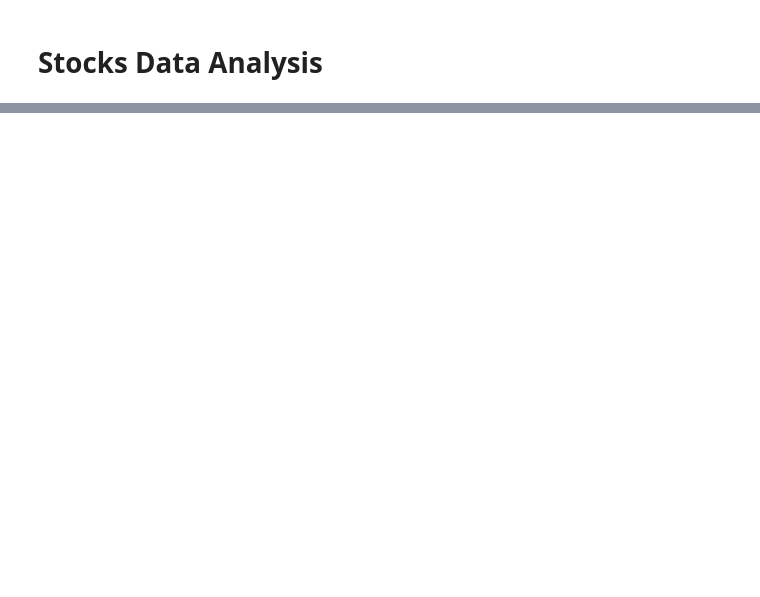
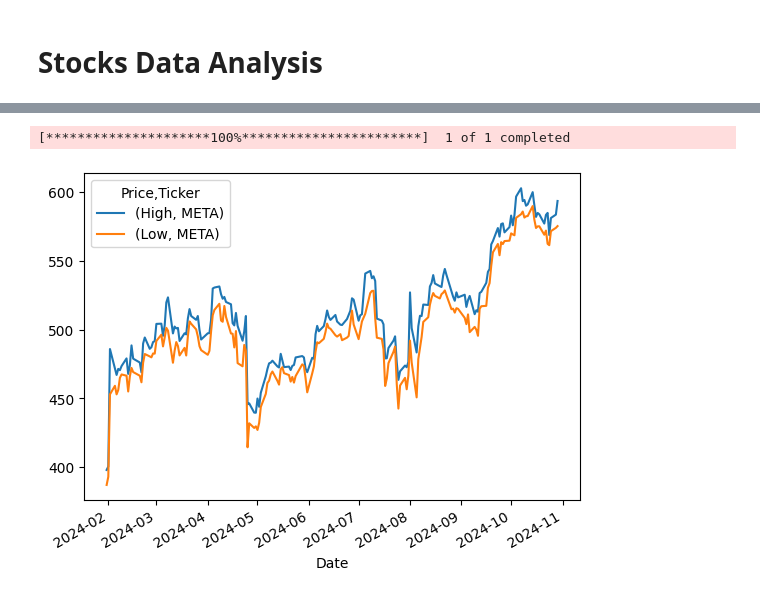
Before and after one commit to aaditya-007/Notebooks, a Jupyter notebook: stocks.ipynb, the cells around one changed output, grey strips where cells are left out. Drawn from its saved outputs; the diff is of its cells as text; code cells hidden in the pictures; blank space fills up the shorter version.

```diff
--- a/stocks.ipynb
+++ b/stocks.ipynb
@@ -20,0 +27,16 @@ with open('/content/drive/MyDrive/stocks-data/AAPL.csv', 'r') as file:
+# %%
+# Define the ticker symbol and date range
+ticker = "META"
+start_date = datetime.datetime(2024, 1, 31)
+end_date = datetime.datetime(2024, 10, 30)
+# Download historical data
+data = yf.download(ticker, start=start_date, end=end_date)
+# Convert the data to a Pandas DataFrame
+df = pd.DataFrame(data)
+# %% [output]
+[*********************100%***********************]  1 of 1 completed
+# %%
+df[['High','Low']].plot()
+plt.show()
+# %% [output]
+[figure, added]
```
Also changed, not shown: parts of 3 cells of this notebook.
